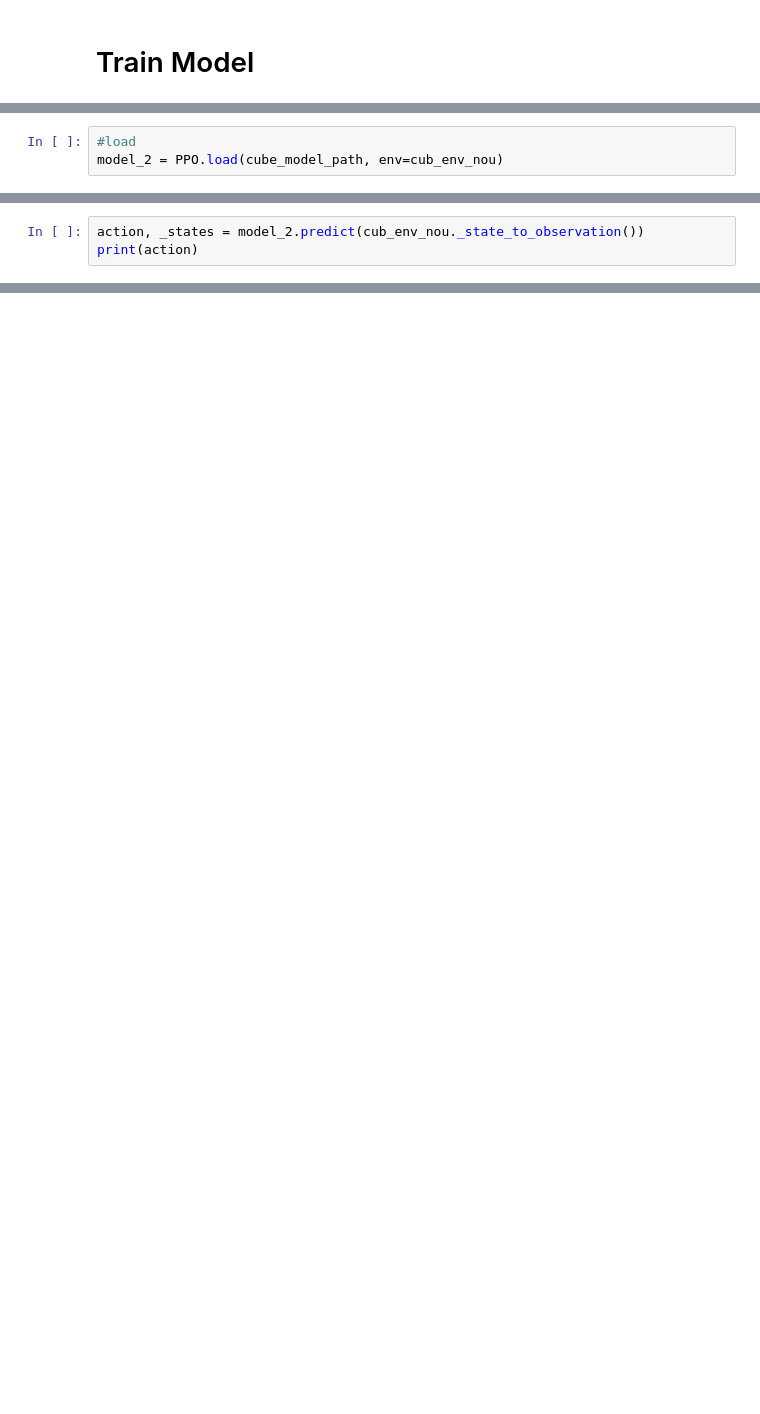
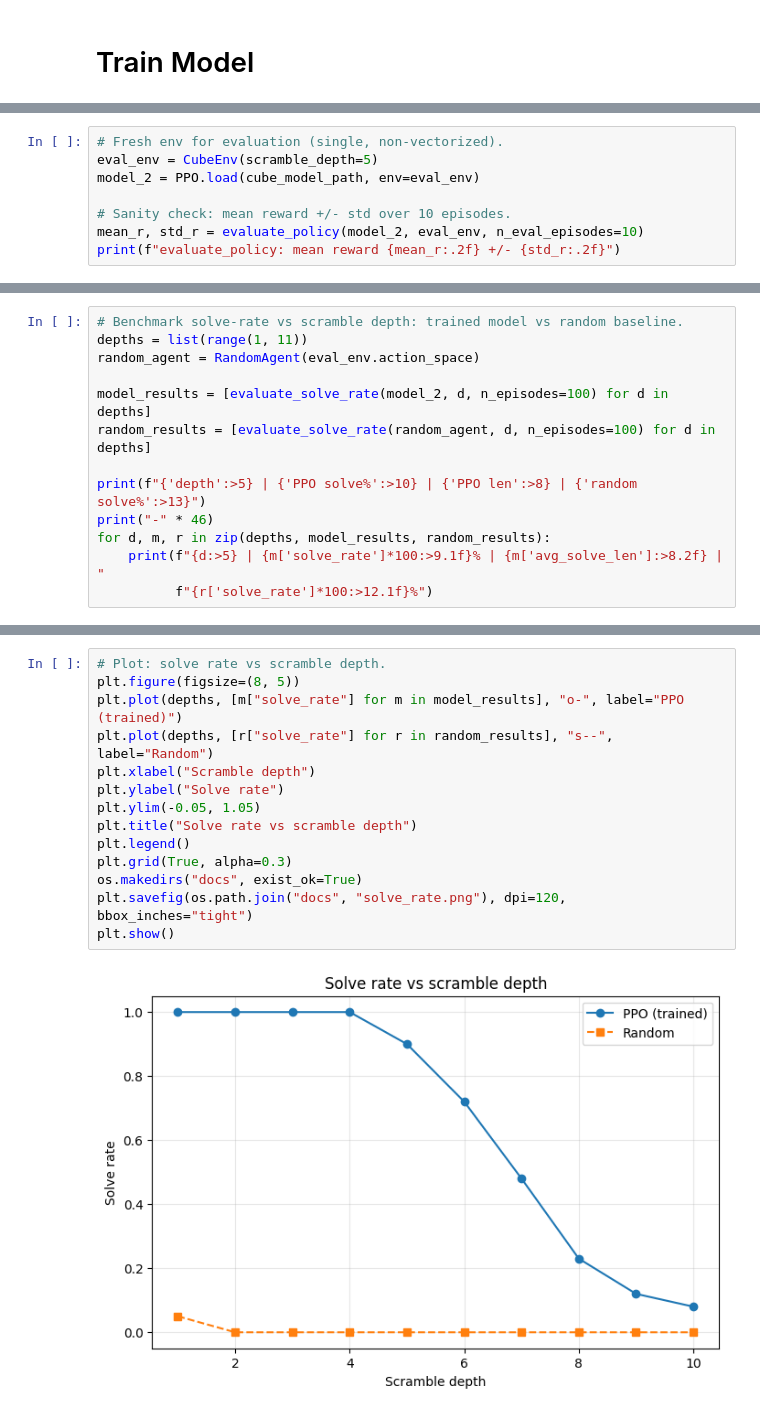
Before and after one commit to RoscaMitrut/RubiksSolver, a Jupyter notebook: RubiksCubeSolverGymnasium.ipynb, the cells around one changed output, grey strips where cells are left out. Cells and saved outputs as stored; diff of their text form; blank space fills up the shorter version.

```diff
--- a/RubiksCubeSolverGymnasium.ipynb
+++ b/RubiksCubeSolverGymnasium.ipynb
@@ -361,3 +406,0 @@ cub_env_nou = CubeEnv()
-# %%
-#load
-model_2 = PPO.load(cube_model_path, env=cub_env_nou)
@@ -376,3 +406,0 @@ cub_env_nou.render()
-# %%
-action, _states = model_2.predict(cub_env_nou._state_to_observation())
-print(action)
@@ -382,0 +411,8 @@ cub_env_nou.step(action)
+# %%
+# Fresh env for evaluation (single, non-vectorized).
+eval_env = CubeEnv(scramble_depth=5)
+model_2 = PPO.load(cube_model_path, env=eval_env)
+
+# Sanity check: mean reward +/- std over 10 episodes.
+mean_r, std_r = evaluate_policy(model_2, eval_env, n_eval_episodes=10)
+print(f"evaluate_policy: mean reward {mean_r:.2f} +/- {std_r:.2f}")
@@ -382,0 +463,13 @@ cub_env_nou.step(action)
+# %%
+# Benchmark solve-rate vs scramble depth: trained model vs random baseline.
+depths = list(range(1, 11))
+random_agent = RandomAgent(eval_env.action_space)
+
+model_results = [evaluate_solve_rate(model_2, d, n_episodes=100) for d in depths]
+random_results = [evaluate_solve_rate(random_agent, d, n_episodes=100) for d in depths]
+
+print(f"{'depth':>5} | {'PPO solve%':>10} | {'PPO len':>8} | {'random solve%':>13}")
+print("-" * 46)
+for d, m, r in zip(depths, model_results, random_results):
+    print(f"{d:>5} | {m['solve_rate']*100:>9.1f}% | {m['avg_solve_len']:>8.2f} | "
+          f"{r['solve_rate']*100:>12.1f}%")
@@ -382,0 +489,16 @@ cub_env_nou.step(action)
+# %%
+# Plot: solve rate vs scramble depth.
+plt.figure(figsize=(8, 5))
+plt.plot(depths, [m["solve_rate"] for m in model_results], "o-", label="PPO (trained)")
+plt.plot(depths, [r["solve_rate"] for r in random_results], "s--", label="Random")
+plt.xlabel("Scramble depth")
+plt.ylabel("Solve rate")
+plt.ylim(-0.05, 1.05)
+plt.title("Solve rate vs scramble depth")
+plt.legend()
+plt.grid(True, alpha=0.3)
+os.makedirs("docs", exist_ok=True)
+plt.savefig(os.path.join("docs", "solve_rate.png"), dpi=120, bbox_inches="tight")
+plt.show()
+# %% [output]
+[figure, added]
```
Also changed, not shown: parts of 33 cells of this notebook, 4 other files.
